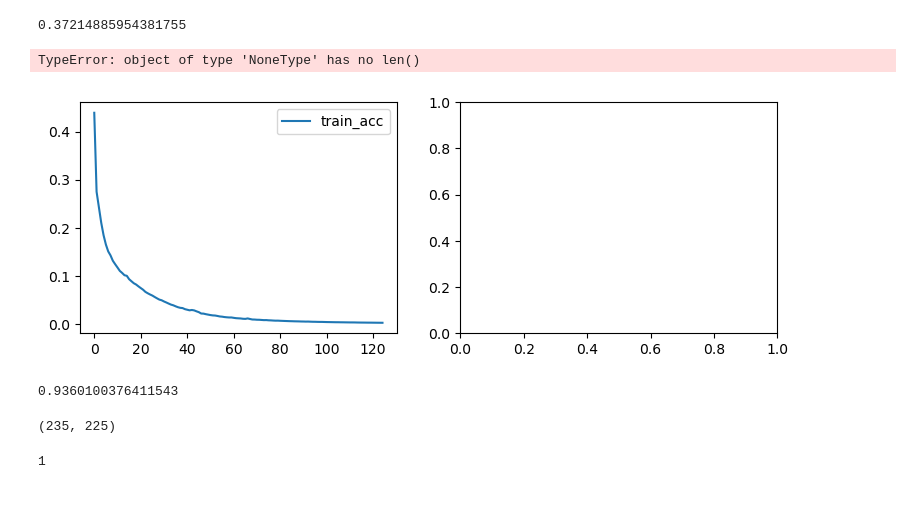
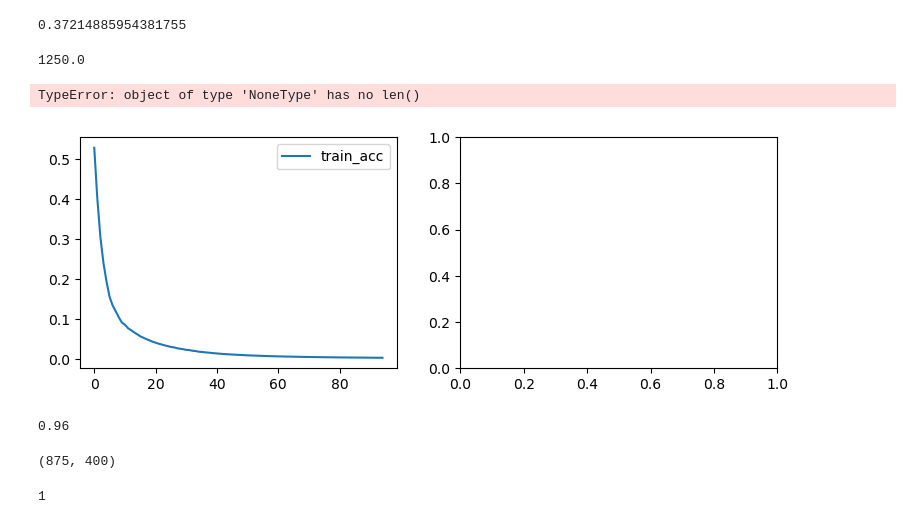
Before and after one commit to feanor3/tesi, a Jupyter notebook: analysis.ipynb, the cells around one changed output. Saved outputs shown, nothing was run; the diff lists cells and outputs as text; code cells hidden in the pictures.

```diff
--- a/analysis.ipynb
+++ b/analysis.ipynb
@@ -78,8 +83,12 @@ t = (temps > T_CRIT).astype(int)
 310/833
 # %% [output]
 0.37214885954381755
+# %%
+(3.2-0.7)/0.002
+# %% [output]
+1250.0
 # %%
-L=15
+
 lt, ut, t_step = 0.7, 3.2, 0.002
  # number of datapoints
 T_CRIT = 2.2691853 # k_b * T_C / J  with k_b=1, J = interaction constant
@@ -89,7 +98,7 @@ temps = np.load(f"data/{L}_temp.npy")
 n = data.shape[0]
 
 # target value
-t = (temps > T_CRIT).astype(int)
+t = (temps < T_CRIT).astype(int)
 
 # DATA Shuffling
 rng = np.random.default_rng()
@@ -107,42 +116,42 @@ data_val = data[a:b]
 data_test = data[b:]
 
 t_train = t[:a]
 t_val = t[a:b]
 t_test = t[b:]
 
 # CLASSIFIER TRAINING
 #clf = MLPBinary(dim_hidden=dim_hidden, tolerance=tol)
 #clf.fit(data_train, t_train, X_val=data_val, t_val=t_val ,lr=lr)
 
 # using skleanr
 clf = MLPClassifier()
 clf.fit(data_train, t_train)
 
 # plotting accuracy and loss
 fig, (ax1, ax2) = plt.subplots(nrows=1,ncols=2, figsize=(9,3))
 
 
 E = len(clf.loss_curve_)
 ax1.plot(np.arange(E), clf.loss_curve_)
 
 ax1.legend(["train_acc", "val_acc"])
 
 ax2.plot(np.arange(len(clf.validation_scores_)), clf.validation_scores_)
 
 ax2.set_ylabel("Loss"), ax2.set_xlabel("Accuracy")
 ax1.set_xlabel("Epochs"), ax2.set_xlabel("Epochs")
 ax2.legend(["train_loss", "val_loss"])
 # %% [output]
 TypeError: object of type 'NoneType' has no len()
-[figure, old version]
+[figure, new version]
 # %%
 clf.score(data_test, t_test)
 # %% [output]
-0.9360100376411543
+0.96
 # %%
-data_test.shape
+data.shape
 # %% [output]
-(235, 225)
+(875, 400)
 # %%
 i = 1700
 plt.imshow(data[i].reshape(10,10), cmap='grey') # 1 white, -1 black
```
Also changed, not shown: parts of 5 cells of this notebook, 4 other files.
